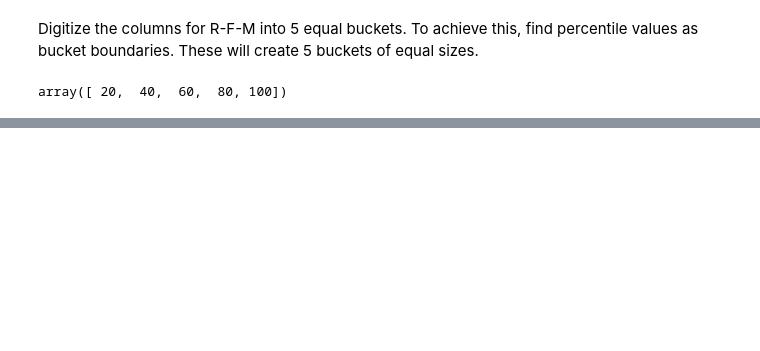
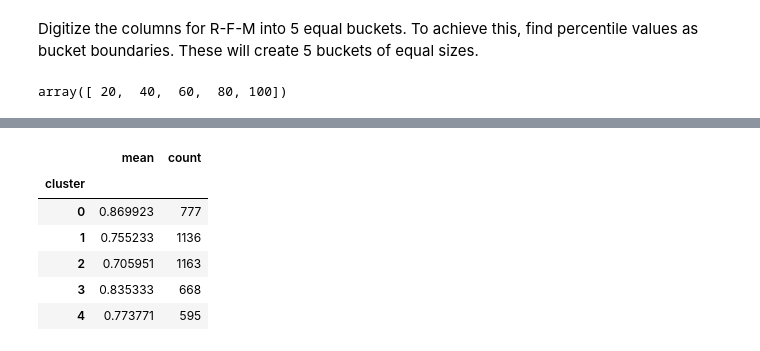
Before and after one commit to abulbasar/machine-learning, a Jupyter notebook: Scikit - 28 Clustering - Online Retail Sales Data.ipynb, the cells around one changed output, grey strips where cells are left out. Drawn from its saved outputs; the diff is of its cells as text; code cells hidden in the pictures; blank space fills up the shorter version.

```diff
--- a/Scikit - 28 Clustering - Online Retail Sales Data.ipynb
+++ b/Scikit - 28 Clustering - Online Retail Sales Data.ipynb
@@ -274 +292,8 @@ rfm.cluster.value_counts()
 Name: cluster, dtype: int64
+# %%
+rfm["distance"] = 0.0
+for i in range(k):
+    centroid = kmeans.cluster_centers_[i].reshape(1, -1)
+    cluster_points = X[rfm.cluster == i]
+    rfm["distance"][rfm.cluster == i] = metrics.euclidean_distances(centroid, cluster_points).flatten()
+rfm.sample(20)
@@ -274,0 +339,10 @@ Name: cluster, dtype: int64
+# %%
+rfm.groupby("cluster").distance.agg(["mean", "count"])
+# %% [output]
+|  | mean | count |
+| cluster |  |  |
+| 0 | 0.869923 | 777 |
+| 1 | 0.755233 | 1136 |
+| 2 | 0.705951 | 1163 |
+| 3 | 0.835333 | 668 |
+| 4 | 0.773771 | 595 |
```
Also changed, not shown: parts of 10 cells of this notebook, 1 other file.
